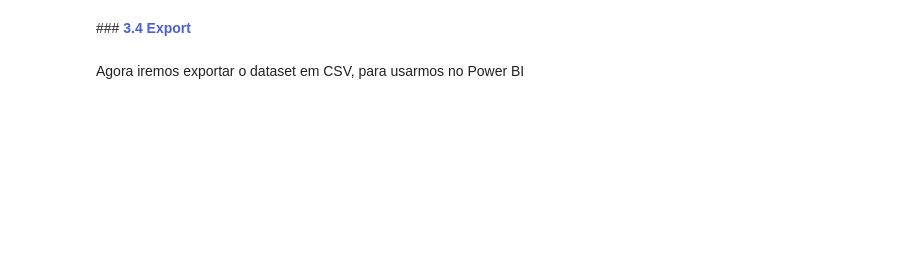
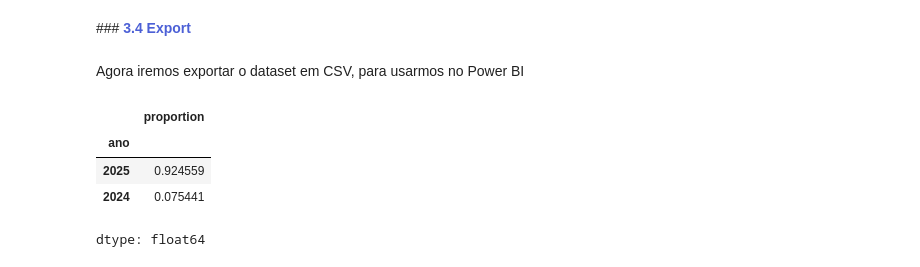
Before and after one commit to gabrielmprata/anatel_banda_larga_fixa, a Jupyter notebook: PREP_banda_larga_fixa_pwr_bi.ipynb, the cells around one changed output. Drawn from its saved outputs; the diff is of its cells as text; code cells hidden in the pictures; blank space fills up the shorter version.

```diff
--- a/PREP_banda_larga_fixa_pwr_bi.ipynb
+++ b/PREP_banda_larga_fixa_pwr_bi.ipynb
@@ -520,3 +375,7 @@ df_cisp['unidade_territorial'] = df_cisp['unidade_territorial'].str.replace(',',
+# %%
+df_acessos_bl['grupo_economico'] = df_acessos_bl['grupo_economico'].fillna('OUTROS')
+df_acessos_bl['empresa'] = df_acessos_bl['empresa'].fillna('Não identificado')
+df_acessos_bl['porte_da_prestadora'] = df_acessos_bl['porte_da_prestadora'].fillna('Pequeno Porte')
 # %% [markdown]
 
 
@@ -600,6 +391,6 @@ Também conhecida como ***feature engineering***, a criação de recursos consis
 # %% [markdown]
 Criar um atributo com o ano e o mês para facilitar as analises gráficas.
 # %%
-df_ocorrencias['ano_mes'] = df_ocorrencias['ano'].map(str) + '-' + df_ocorrencias['mes'].map(str)
-df_ocorrencias['ano_mes'] = pd.to_datetime(df_ocorrencias['ano_mes'])
-df_ocorrencias['ano_mes'] = df_ocorrencias['ano_mes'].dt.strftime('%Y-%m')
+df_acessos_bl['ano_mes'] = df_acessos_bl['ano'].map(str) + '-' + df_acessos_bl['mes'].map(str)
+df_acessos_bl['ano_mes'] = pd.to_datetime(df_acessos_bl['ano_mes'])
+df_acessos_bl['ano_mes'] = df_acessos_bl['ano_mes'].dt.strftime('%Y-%m')
@@ -664,3 +399,7 @@ df_ocorrencias = pd.merge(df_ocorrencias, df_cisp, left_on=['cisp'], right_on=['
+# %%
+df_acessos_bl['data'] = pd.to_datetime(df_acessos_bl['ano_mes'])
+# %%
+df_acessos_bl.drop(['ano_mes'], axis=1, inplace= True)
 # %% [markdown]
 ###**<font color=#4c60d6> 3.3 Redução da dimensionalidade**
 # %% [markdown]
@@ -879,0 +433,8 @@ with open('df_anuario.csv', 'rb') as input:
+# %%
+df_acessos_bl.ano.value_counts(normalize=True)
+# %% [output]
+|  | proportion |
+| ano |  |
+| 2025 | 0.924559 |
+| 2024 | 0.075441 |
+dtype: float64
```
Also changed, not shown: parts of 71 cells of this notebook.
